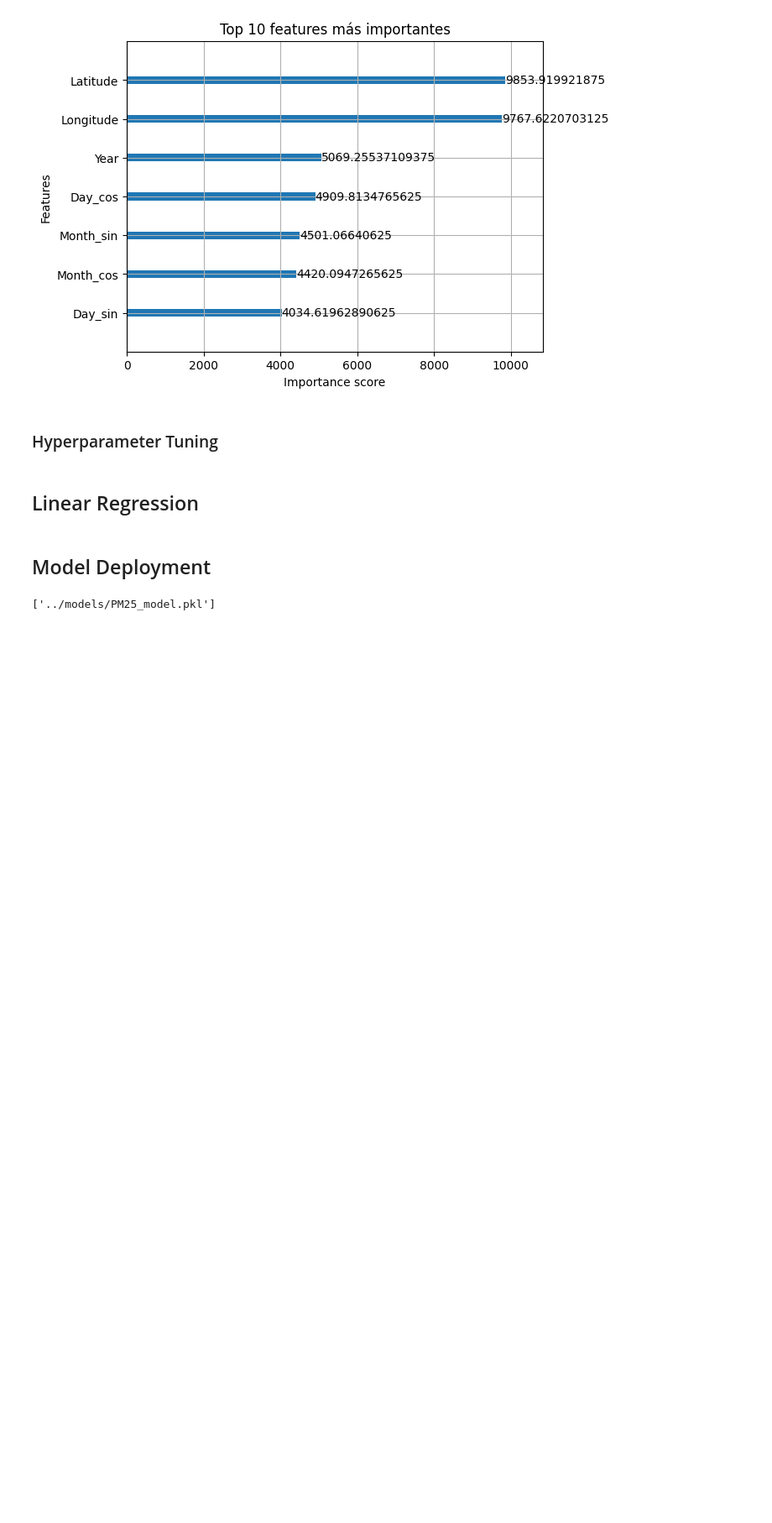
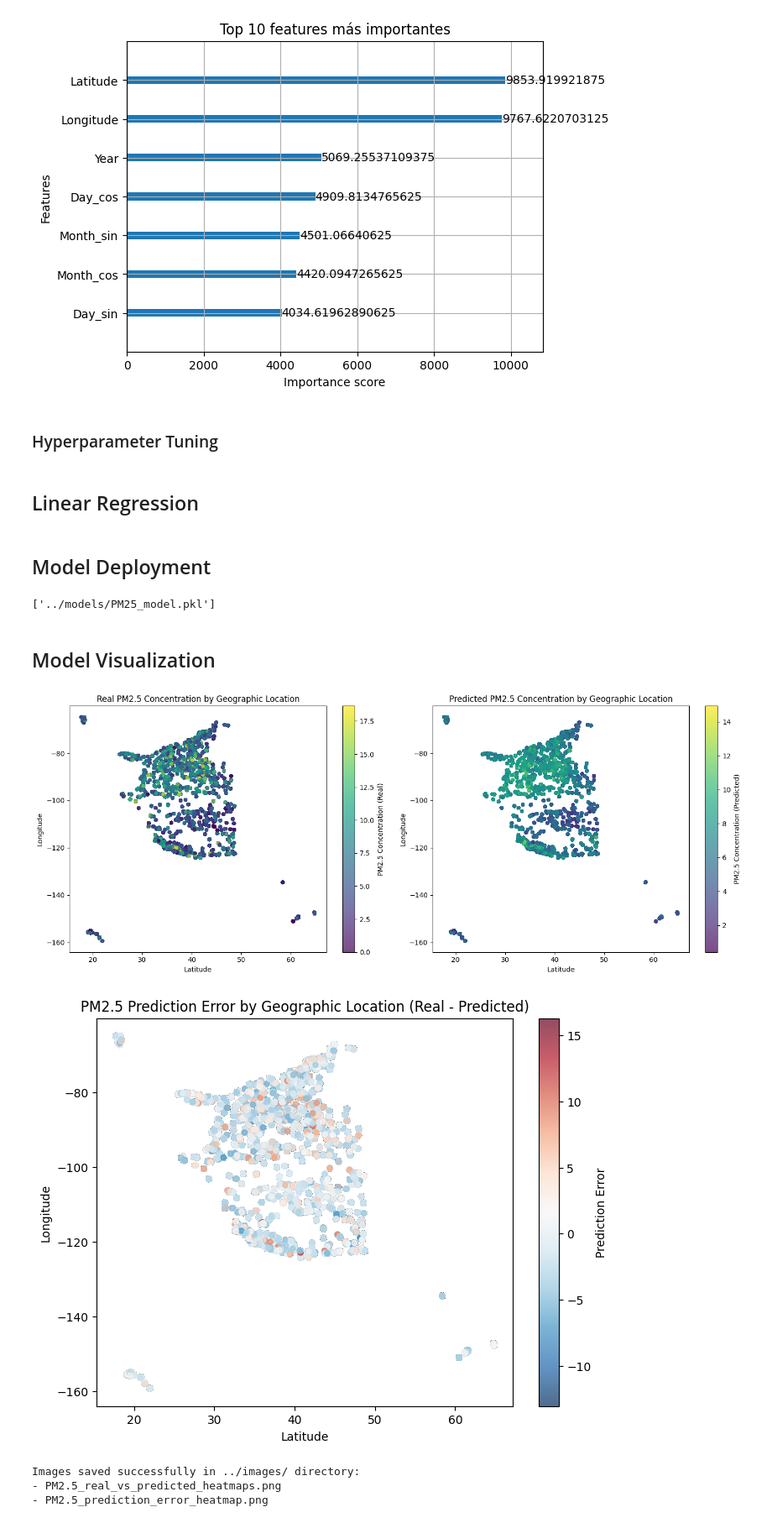
Before and after one commit to AkramHamd/tempotrackers, a Jupyter notebook: predictmodel/src/PM25_model.ipynb, the cells around one changed output. Shown at 84% size. Drawn from its saved outputs; the diff is of its cells as text; code cells hidden in the pictures; blank space fills up the shorter version.

```diff
--- a/predictmodel/src/PM25_model.ipynb
+++ b/predictmodel/src/PM25_model.ipynb
@@ -402,3 +402,62 @@ R²  : 0.2797
 joblib.dump(model, "../models/PM25_model.pkl")
 # %% [output]
 ['../models/PM25_model.pkl']
+# %% [markdown]
+## Model Visualization
+# %%
+# Geographic heatmaps: Real vs Predicted PM2.5 concentration
+import matplotlib.pyplot as plt
+import numpy as np
+import os
+
+# Create images directory if it doesn't exist
+os.makedirs('../images', exist_ok=True)
+
+# Get latitude and longitude from test set
+lat_test = X_test['Latitude'].values
+lon_test = X_test['Longitude'].values
+
+# Create figure with subplots
+fig, (ax1, ax2) = plt.subplots(1, 2, figsize=(15, 6))
+
+# Map 1: Real PM2.5 concentration
+scatter1 = ax1.scatter(lat_test, lon_test, c=y_test, cmap='viridis', s=20, alpha=0.7)
+ax1.set_xlabel('Latitude')
+ax1.set_ylabel('Longitude')
+ax1.set_title('Real PM2.5 Concentration by Geographic Location')
+cbar1 = plt.colorbar(scatter1, ax=ax1)
+cbar1.set_label('PM2.5 Concentration (Real)')
+
+# Map 2: Predicted PM2.5 concentration
+scatter2 = ax2.scatter(lat_test, lon_test, c=y_pred, cmap='viridis', s=20, alpha=0.7)
+ax2.set_xlabel('Latitude')
+ax2.set_ylabel('Longitude')
+ax2.set_title('Predicted PM2.5 Concentration by Geographic Location')
+cbar2 = plt.colorbar(scatter2, ax=ax2)
+cbar2.set_label('PM2.5 Concentration (Predicted)')
+
+plt.tight_layout()
+plt.savefig('../images/PM2.5_real_vs_predicted_heatmaps.png', dpi=300, bbox_inches='tight')
+plt.show()
+
+# Difference map (optional): Shows prediction errors geographically
+fig, ax = plt.subplots(1, 1, figsize=(8, 6))
+diff = y_test.values - y_pred
+scatter3 = ax.scatter(lat_test, lon_test, c=diff, cmap='RdBu_r', s=20, alpha=0.7)
+ax.set_xlabel('Latitude')
+ax.set_ylabel('Longitude')
+ax.set_title('PM2.5 Prediction Error by Geographic Location (Real - Predicted)')
+cbar3 = plt.colorbar(scatter3, ax=ax)
+cbar3.set_label('Prediction Error')
+plt.savefig('../images/PM2.5_prediction_error_heatmap.png', dpi=300, bbox_inches='tight')
+plt.show()
+
+print("Images saved successfully in ../images/ directory:")
+print("- PM2.5_real_vs_predicted_heatmaps.png")
+print("- PM2.5_prediction_error_heatmap.png")
+# %% [output]
+[figure, added]
+[figure, added]
+Images saved successfully in ../images/ directory:
+- PM2.5_real_vs_predicted_heatmaps.png
+- PM2.5_prediction_error_heatmap.png
```
Also changed, not shown: 8 other files.
